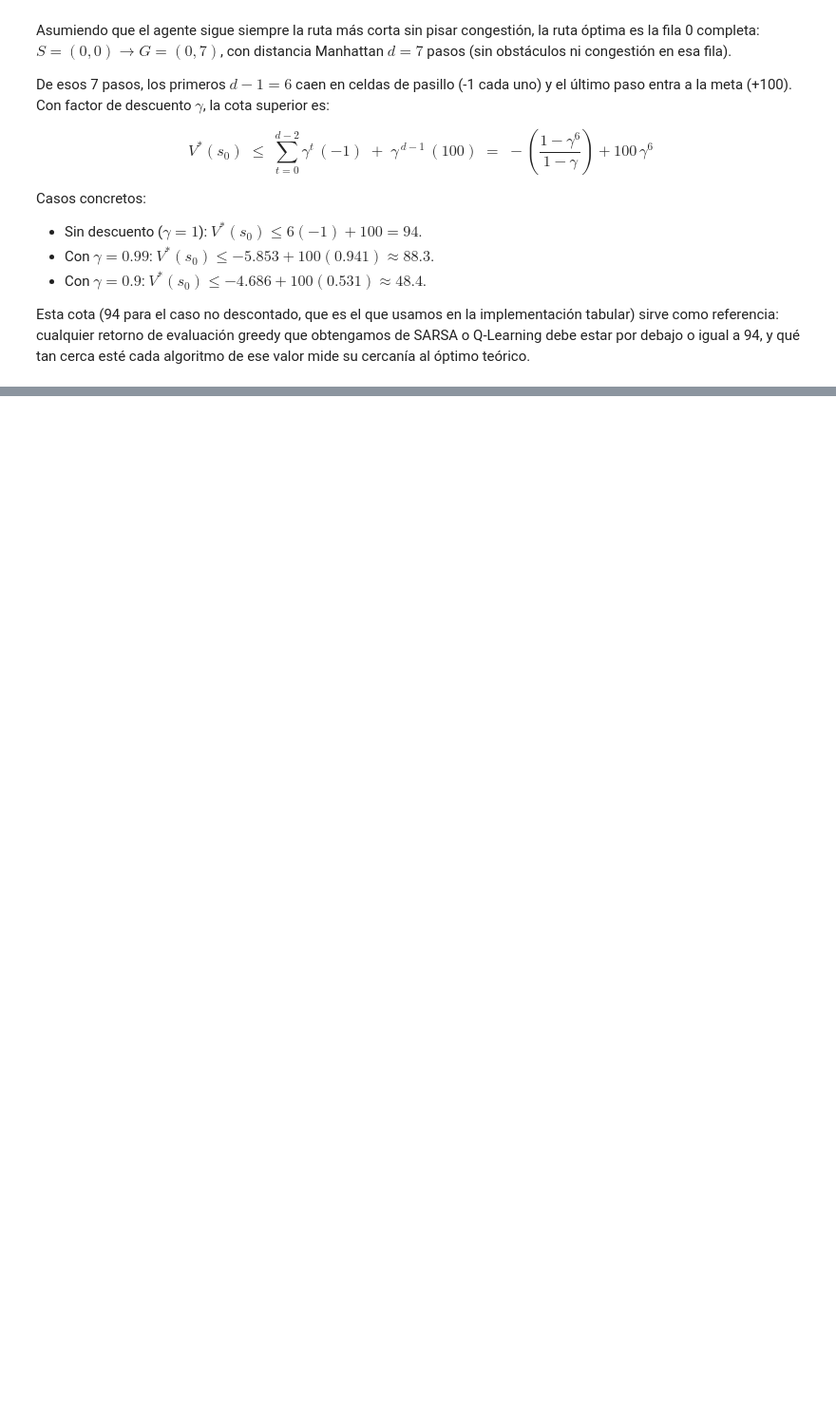
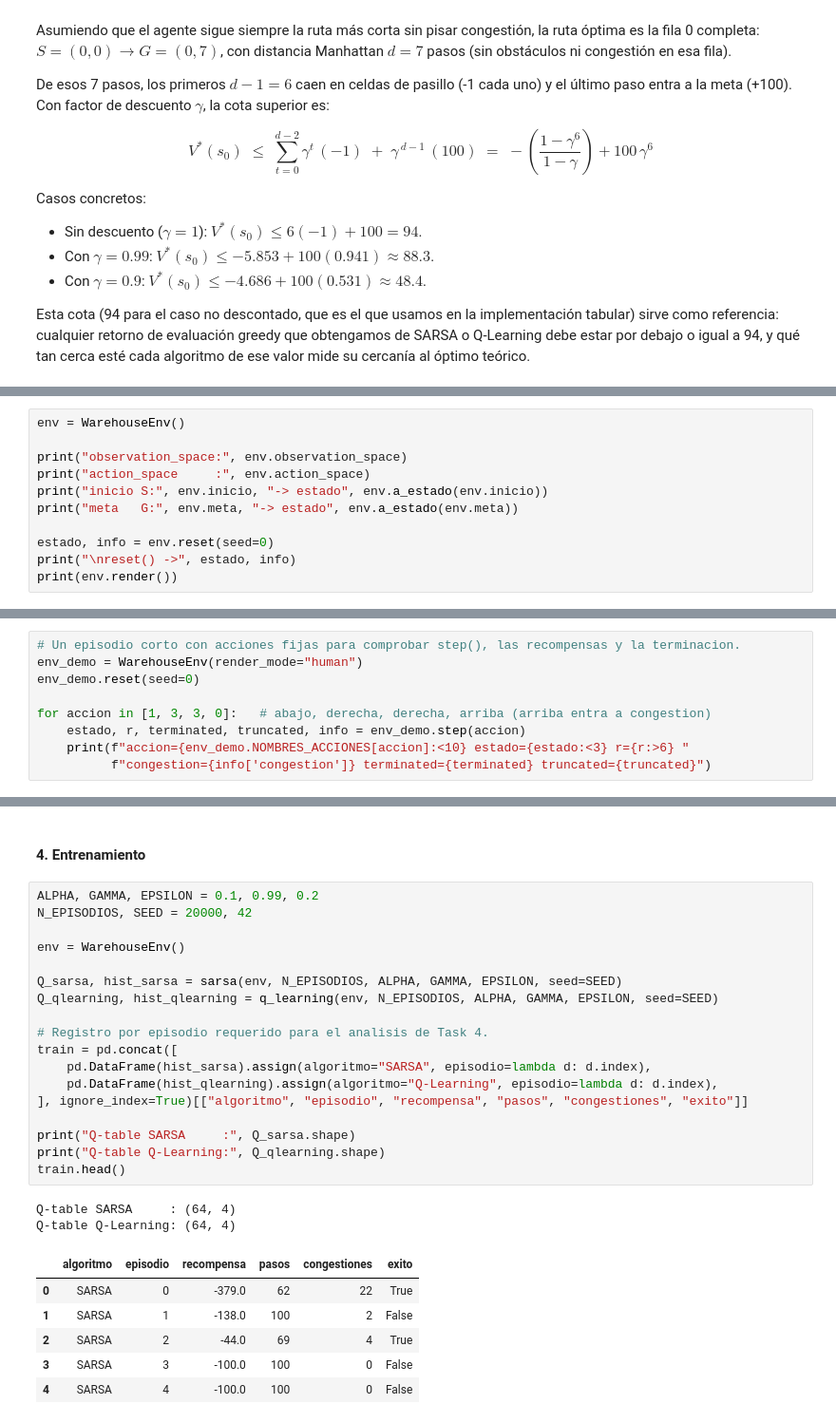
Before and after one commit to DanielDubon/RL-LAB4, a Jupyter notebook: lab4.ipynb, the cells around one changed output, grey strips where cells are left out. Shown at 95% size. Drawn from its saved outputs; the diff is of its cells as text; blank space fills up the shorter version.

```diff
--- a/lab4.ipynb
+++ b/lab4.ipynb
@@ -139,0 +372,11 @@ Esta cota (94 para el caso no descontado, que es el que usamos en la implementac
+# %%
+env = WarehouseEnv()
+
+print("observation_space:", env.observation_space)
+print("action_space     :", env.action_space)
+print("inicio S:", env.inicio, "-> estado", env.a_estado(env.inicio))
+print("meta   G:", env.meta, "-> estado", env.a_estado(env.meta))
+
+estado, info = env.reset(seed=0)
+print("\nreset() ->", estado, info)
+print(env.render())
@@ -139,0 +400,9 @@ Esta cota (94 para el caso no descontado, que es el que usamos en la implementac
+# %%
+# Un episodio corto con acciones fijas para comprobar step(), las recompensas y la terminacion.
+env_demo = WarehouseEnv(render_mode="human")
+env_demo.reset(seed=0)
+
+for accion in [1, 3, 3, 0]:   # abajo, derecha, derecha, arriba (arriba entra a congestion)
+    estado, r, terminated, truncated, info = env_demo.step(accion)
+    print(f"accion={env_demo.NOMBRES_ACCIONES[accion]:<10} estado={estado:<3} r={r:>6} "
+          f"congestion={info['congestion']} terminated={terminated} truncated={truncated}")
@@ -139,0 +529,29 @@ Esta cota (94 para el caso no descontado, que es el que usamos en la implementac
+# %% [markdown]
+#### 4. Entrenamiento
+# %%
+ALPHA, GAMMA, EPSILON = 0.1, 0.99, 0.2
+N_EPISODIOS, SEED = 20000, 42
+
+env = WarehouseEnv()
+
+Q_sarsa, hist_sarsa = sarsa(env, N_EPISODIOS, ALPHA, GAMMA, EPSILON, seed=SEED)
+Q_qlearning, hist_qlearning = q_learning(env, N_EPISODIOS, ALPHA, GAMMA, EPSILON, seed=SEED)
+
+# Registro por episodio requerido para el analisis de Task 4.
+train = pd.concat([
+    pd.DataFrame(hist_sarsa).assign(algoritmo="SARSA", episodio=lambda d: d.index),
+    pd.DataFrame(hist_qlearning).assign(algoritmo="Q-Learning", episodio=lambda d: d.index),
+], ignore_index=True)[["algoritmo", "episodio", "recompensa", "pasos", "congestiones", "exito"]]
+
+print("Q-table SARSA     :", Q_sarsa.shape)
+print("Q-table Q-Learning:", Q_qlearning.shape)
+train.head()
+# %% [output]
+Q-table SARSA     : (64, 4)
+Q-table Q-Learning: (64, 4)
+|  | algoritmo | episodio | recompensa | pasos | congestiones | exito |
+| 0 | SARSA | 0 | -379.0 | 62 | 22 | True |
+| 1 | SARSA | 1 | -138.0 | 100 | 2 | False |
+| 2 | SARSA | 2 | -44.0 | 69 | 4 | True |
+| 3 | SARSA | 3 | -100.0 | 100 | 0 | False |
+| 4 | SARSA | 4 | -100.0 | 100 | 0 | False |
```
Also changed, not shown: parts of 21 cells of this notebook, 4 other files.
